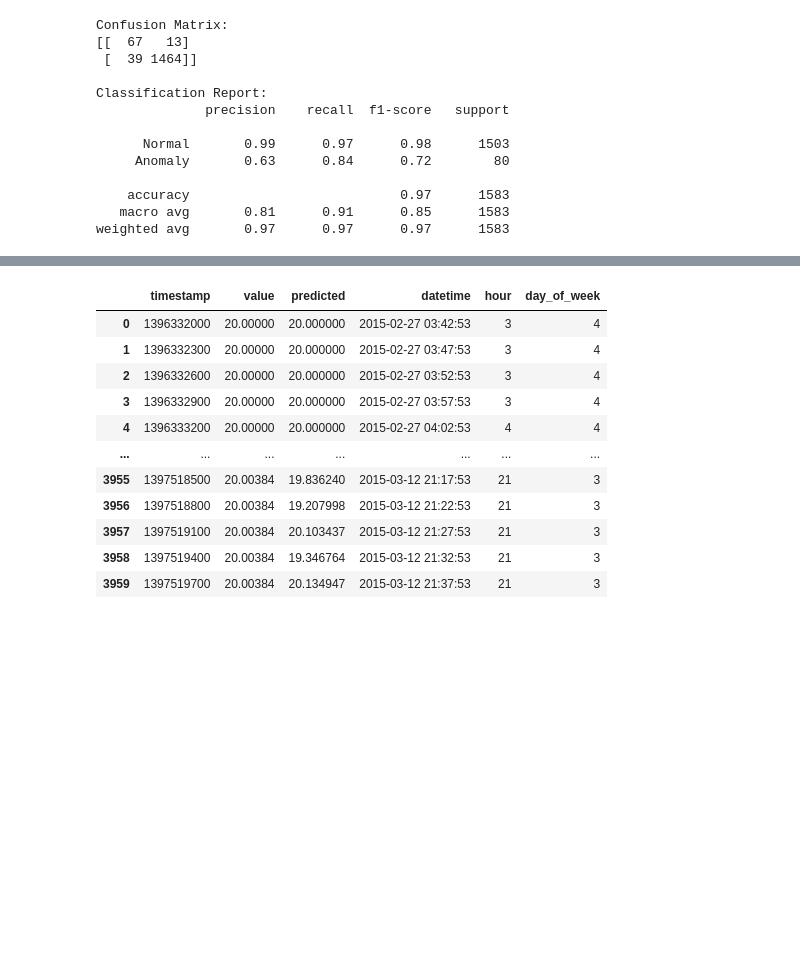
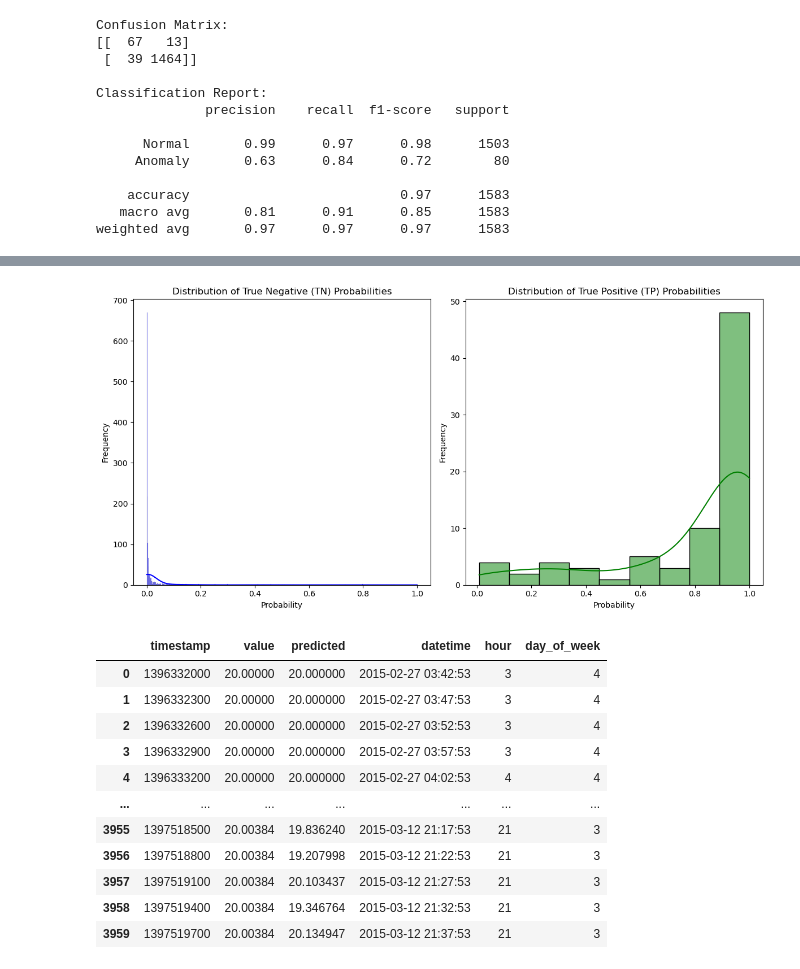
Before and after one commit to Rajscript/Anomaly-Detection-Splash, a Jupyter notebook: XgboostVsCatboost.ipynb, the cells around one changed output, grey strips where cells are left out. Drawn from its saved outputs; the diff is of its cells as text; code cells hidden in the pictures; blank space fills up the shorter version.

```diff
--- a/XgboostVsCatboost.ipynb
+++ b/XgboostVsCatboost.ipynb
@@ -224,3 +241,29 @@ weighted avg       0.97      0.97      0.97      1583
+# %%
+# Assuming y_test contains true labels (0 for TN, 1 for TP)
+tn_probabilities = y_pred_prob[y_test == 0]
+tp_probabilities = y_pred_prob[y_test == 1]
+
+# Create subplots for TN and TP probability distributions
+plt.figure(figsize=(12, 6))
+
+# Plot TN probabilities
+plt.subplot(1, 2, 1)
+sns.histplot(tn_probabilities, kde=True, color='blue')
+plt.title('Distribution of True Negative (TN) Probabilities')
+plt.xlabel('Probability')
+plt.ylabel('Frequency')
+
+# Plot TP probabilities
+plt.subplot(1, 2, 2)
+sns.histplot(tp_probabilities, kde=True, color='green')
+plt.title('Distribution of True Positive (TP) Probabilities')
+plt.xlabel('Probability')
+plt.ylabel('Frequency')
+
+plt.tight_layout()
+plt.show()
+# %% [output]
+[figure, added]
 # %%
 df_test=pd.read_csv("test.csv")
 #Converting the datetime from integer to datetime unit
```
Also changed, not shown: parts of 1 cell of this notebook.
